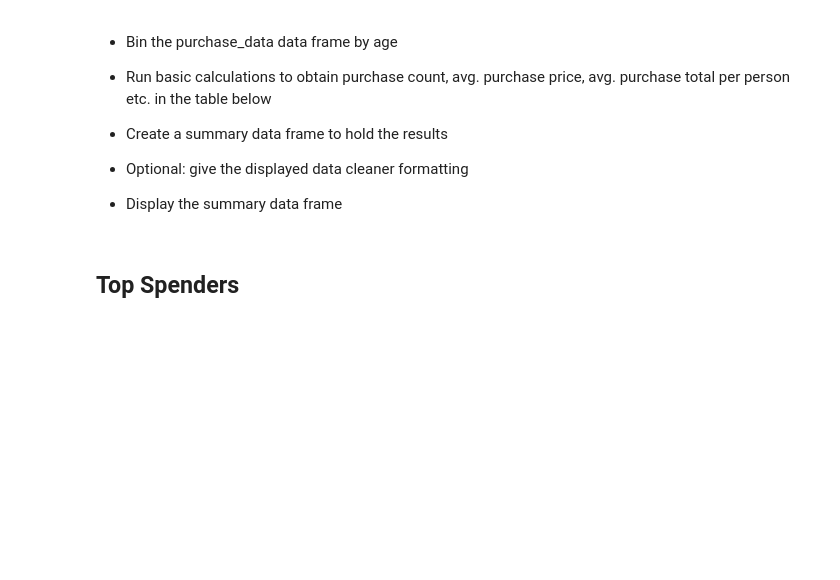
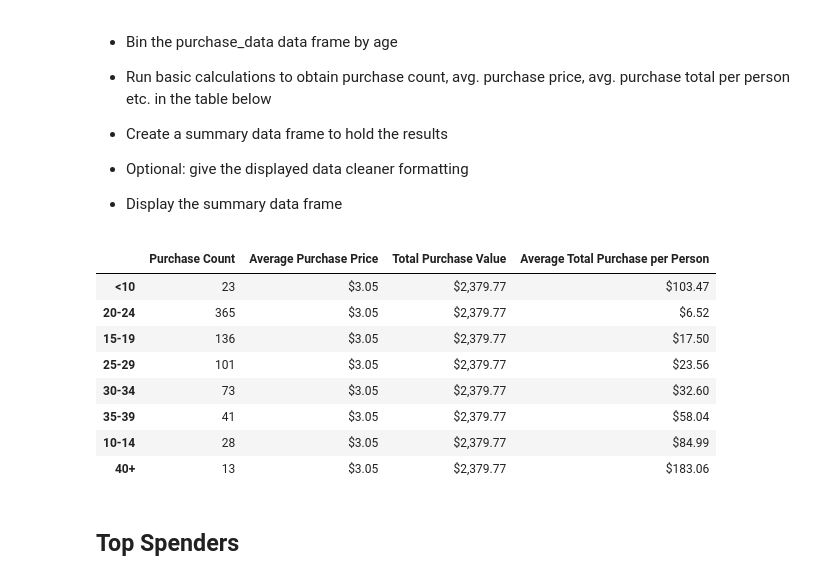
Before and after one commit to Albeteme/pandas-Jupyter-Heroes-of-Pymoli, a Jupyter notebook: HeroesOfPymoli/HeroesOfPymoli_starter-checkpoint.ipynb, the cells around one changed output. Cells and saved outputs as stored; diff of their text form; code cells hidden in the pictures; blank space fills up the shorter version.

```diff
--- a/HeroesOfPymoli/HeroesOfPymoli_starter-checkpoint.ipynb
+++ b/HeroesOfPymoli/HeroesOfPymoli_starter-checkpoint.ipynb
@@ -223,6 +223,51 @@ age_demo
 
 
 * Display the summary data frame
+# %%
+#Purchase per Age
+
+#Purchase Count
+age_purchase = purchase_df["Age"].value_counts()
+
+# Average Purchase Price
+age_average_price = purchase_df["Price"].mean()
+
+# Total Purchase Value
+age_price = purchase_df["Price"].sum()
+
+# Average Total Purchase per Person per puchase count
+age_purchase = purchase_df["Age"].value_counts()
+
+normalized_age = age_price / age_purchase
+
+# New dataframe
+age_analysis = pd.DataFrame({"Purchase Count": age_purchase,
+                             "Average Purchase Price":age_average_price,
+                            "Total Purchase Value":age_price,
+                            "Average Total Purchase per Person": normalized_age})
+
+# Formatting
+age_analysis["Average Purchase Price"] = age_analysis["Average Purchase Price"].map("${:,.2f}".format)
+age_analysis["Total Purchase Value"] = age_analysis["Total Purchase Value"].map("${:,.2f}".format)
+age_analysis["Average Total Purchase per Person"] = age_analysis["Average Total Purchase per Person"].map("${:,.2f}".format)
+
+# Reorder Columns
+age_analysis = age_analysis[["Purchase Count", "Average Purchase Price", "Total Purchase Value", "Average Total Purchase per Person"]]
+
+# Move bottom row to the top
+age_analysis = pd.concat([age_analysis.loc[["<10"],:], age_analysis.drop("<10", axis=0)], axis=0)
+
+age_analysis
+# %% [output]
+|  | Purchase Count | Average Purchase Price | Total Purchase Value | Average Total Purchase per Person |
+| <10 | 23 | $3.05 | $2,379.77 | $103.47 |
+| 20-24 | 365 | $3.05 | $2,379.77 | $6.52 |
+| 15-19 | 136 | $3.05 | $2,379.77 | $17.50 |
+| 25-29 | 101 | $3.05 | $2,379.77 | $23.56 |
+| 30-34 | 73 | $3.05 | $2,379.77 | $32.60 |
+| 35-39 | 41 | $3.05 | $2,379.77 | $58.04 |
+| 10-14 | 28 | $3.05 | $2,379.77 | $84.99 |
+| 40+ | 13 | $3.05 | $2,379.77 | $183.06 |
 # %% [markdown]
 ## Top Spenders
 # %% [markdown]
```
Also changed, not shown: parts of 6 cells of this notebook.
